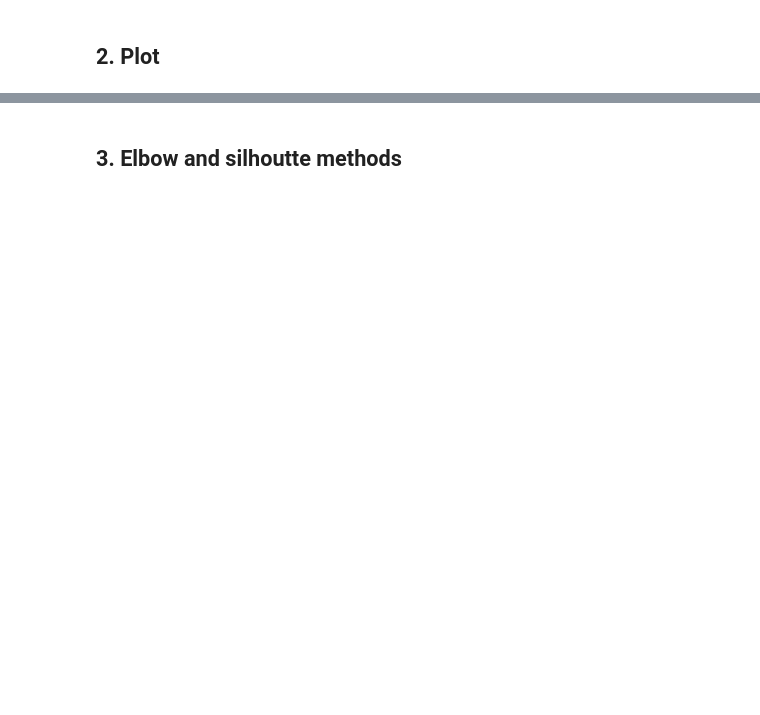
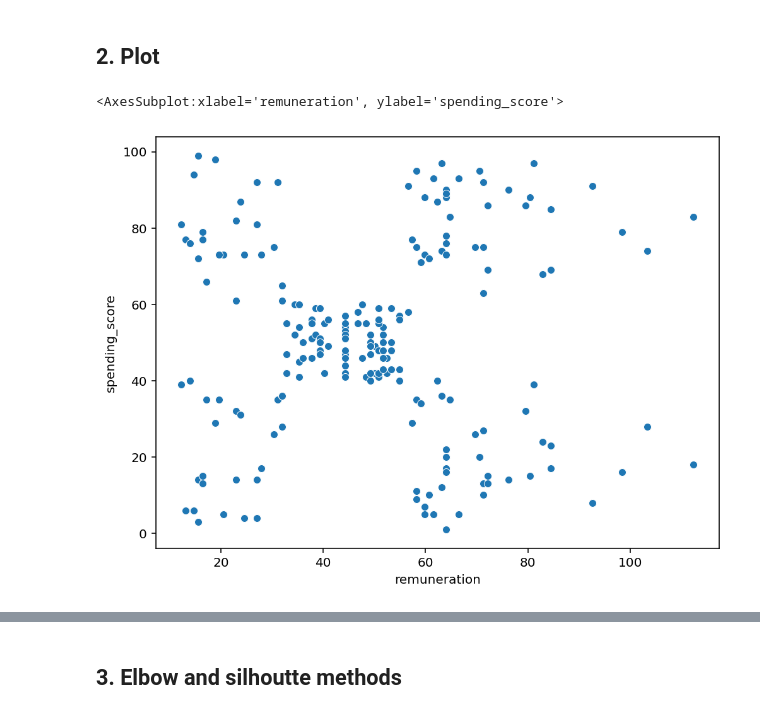
Before and after one commit to heyashy/LSE_DA301_ASSIGNMENT, a Jupyter notebook: LSE_DA301_assignment_Weeks 1 to 3_template.ipynb, the cells around one changed output, grey strips where cells are left out. Drawn from its saved outputs; the diff is of its cells as text; code cells hidden in the pictures; blank space fills up the shorter version.

```diff
--- a/LSE_DA301_assignment_Weeks 1 to 3_template.ipynb
+++ b/LSE_DA301_assignment_Weeks 1 to 3_template.ipynb
@@ -546,6 +551,9 @@ import warnings
 warnings.filterwarnings('ignore')
 # %%
 # Load the CSV file(s) as df2.
-
+df2 = pd.read_csv('turtle_reviews_clean.csv')
+# Drop unnecessary columns.
+df2 = df2[['remuneration', 'spending_score']]
 
 # View DataFrame.
+df2.head()
@@ -562,5 +609,10 @@ warnings.filterwarnings('ignore')
 ## 2. Plot
 # %%
 # Create a scatterplot with Seaborn.
+figure(figsize=(8, 6), dpi=144)
+sns.scatterplot(df2['remuneration'], df2['spending_score'])
+# %% [output]
+<AxesSubplot:xlabel='remuneration', ylabel='spending_score'>
+[figure, added]
 # %%
 # Create a pairplot with Seaborn.
```
Also changed, not shown: parts of 58 cells of this notebook, 3 other files.
